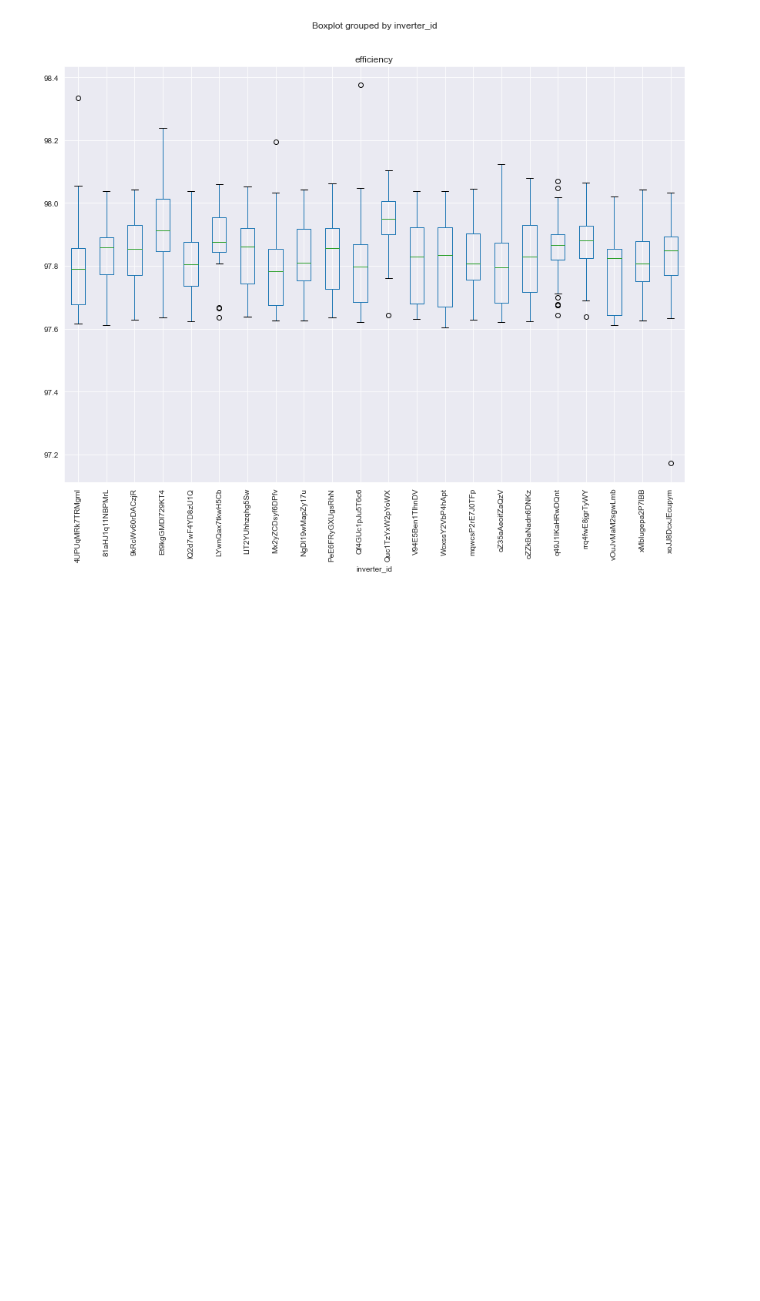
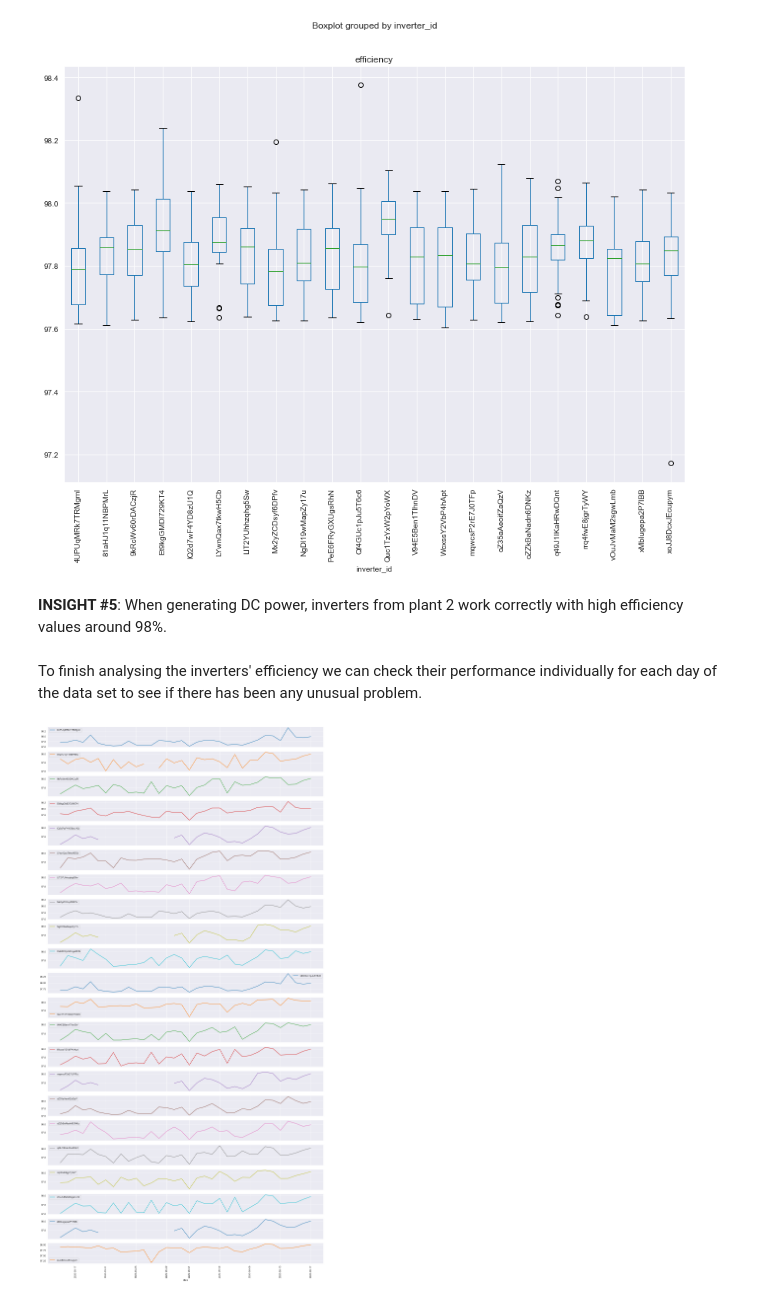
Before and after one commit to luis-cj/data-science-solar-power-plant, a Jupyter notebook: solar_power_plant_part_3.ipynb, the cells around one changed output. Cells and saved outputs as stored; diff of their text form; code cells hidden in the pictures; blank space fills up the shorter version.

```diff
--- a/solar_power_plant_part_3.ipynb
+++ b/solar_power_plant_part_3.ipynb
@@ -548,3 +548,13 @@ temp[temp["kw_dc_zero"] == 0].groupby(["inverter_id","date"], as_index=False)["e
 plt.xticks(rotation=90);
 # %% [output]
 [figure]
+# %% [markdown]
+**INSIGHT #5**: When generating DC power, inverters from plant 2 work correctly with high efficiency values around 98%.
+# %% [markdown]
+To finish analysing the inverters' efficiency we can check their performance individually for each day of the data set to see if there has been any unusual problem.
+# %%
+temp[temp["kw_dc_zero"] == 0].groupby(["inverter_id","date"])["efficiency"].mean().unstack(level=0) \
+                                .plot(subplots=True, sharex=True, figsize=(20,40))
+plt.xticks(rotation = 90);
+# %% [output]
+[figure, added]
```
Also changed, not shown: parts of 12 cells of this notebook.
